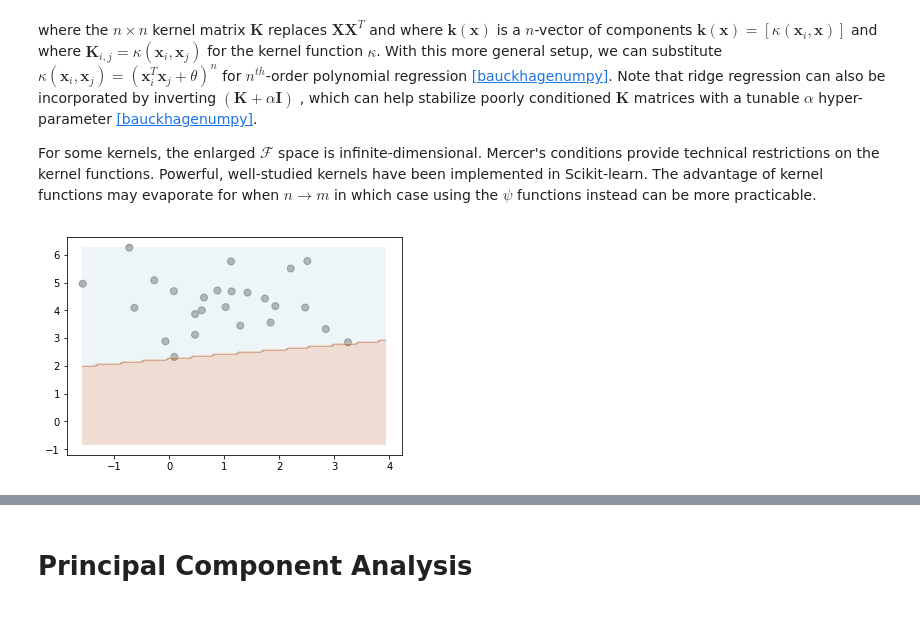
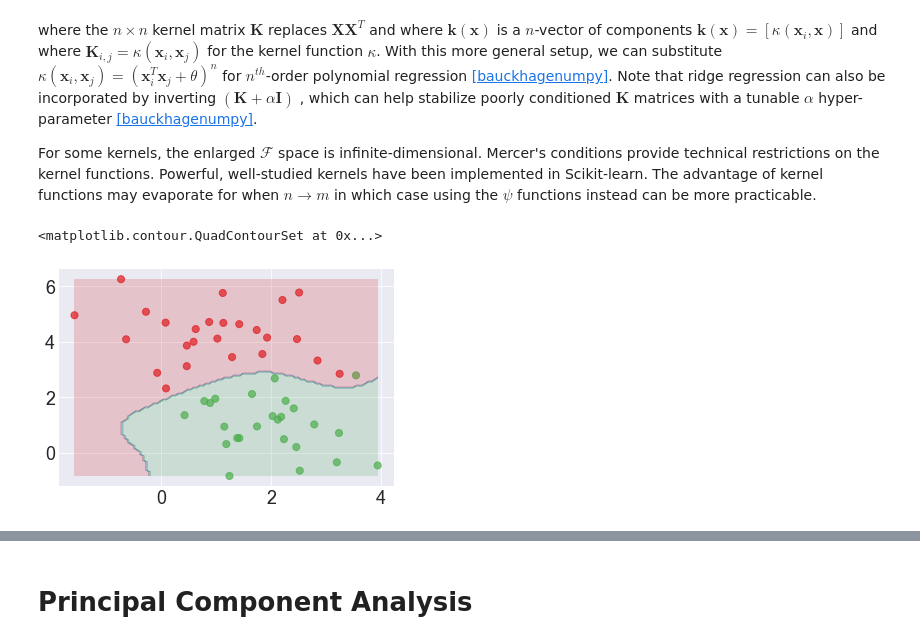
Before and after one commit to hvribeiro/MCSC1, a Jupyter notebook: aulas/04.4 - SVM, PCA, Clustering, and Ensemble Methods.ipynb, the cells around one changed output, grey strips where cells are left out. Drawn from its saved outputs; the diff is of its cells as text; code cells hidden in the pictures.

```diff
--- a/aulas/04.4 - SVM, PCA, Clustering, and Ensemble Methods.ipynb
+++ b/aulas/04.4 - SVM, PCA, Clustering, and Ensemble Methods.ipynb
@@ -441,15 +553,31 @@ That -->
 <!-- *Learning with Kernels, p.43* -->
 <!-- *An Intro to Machine Learning by james, p.362* -->
 # %%
-from matplotlib.pylab import cm
-xi = np.linspace(X[:,0].min(),X[:,0].max(),100)
-yi = np.linspace(X[:,1].min(),X[:,1].max(),100)
+xi = np.linspace(X[:, 0].min(), X[:, 0].max(), 100)
+yi = np.linspace(X[:, 1].min(), X[:, 1].max(), 100)
 
-fig,ax=subplots()
-_=ax.scatter(X[:,0],X[:,1],c=y,s=50,cmap='gray',marker='o',alpha=.3)
-Xi,Yi = np.meshgrid(xi,yi)
-Zi=sv.predict(np.c_[Xi.ravel(),Yi.ravel()]).reshape(Xi.shape)
+sv = SVC(kernel='rbf',gamma=1)
+sv.fit(X,y)
 
-_=ax.contourf(Xi,Yi,Zi,cmap=cm.Paired,alpha=0.2);
+fig, ax = plt.subplots()
+ax.scatter(
+    X[:, 0],
+    X[:, 1],
+    c=y,
+    s=50,
+    cmap=palettable.colorbrewer.qualitative.Set1_3.mpl_colormap,
+    marker='o',
+    alpha=.7)
+
+Xi, Yi = np.meshgrid(xi, yi)
+Zi = sv.predict(np.c_[Xi.ravel(), Yi.ravel()]).reshape(Xi.shape)
+
+ax.contourf(
+    Xi,
+    Yi,
+    Zi,
+    cmap=palettable.colorbrewer.qualitative.Set1_3.mpl_colormap,
+    alpha=0.2)
 # %% [output]
+<matplotlib.contour.QuadContourSet at 0x...>
-[figure, old version]
+[figure, new version]
```
Also changed, not shown: parts of 53 cells of this notebook.
